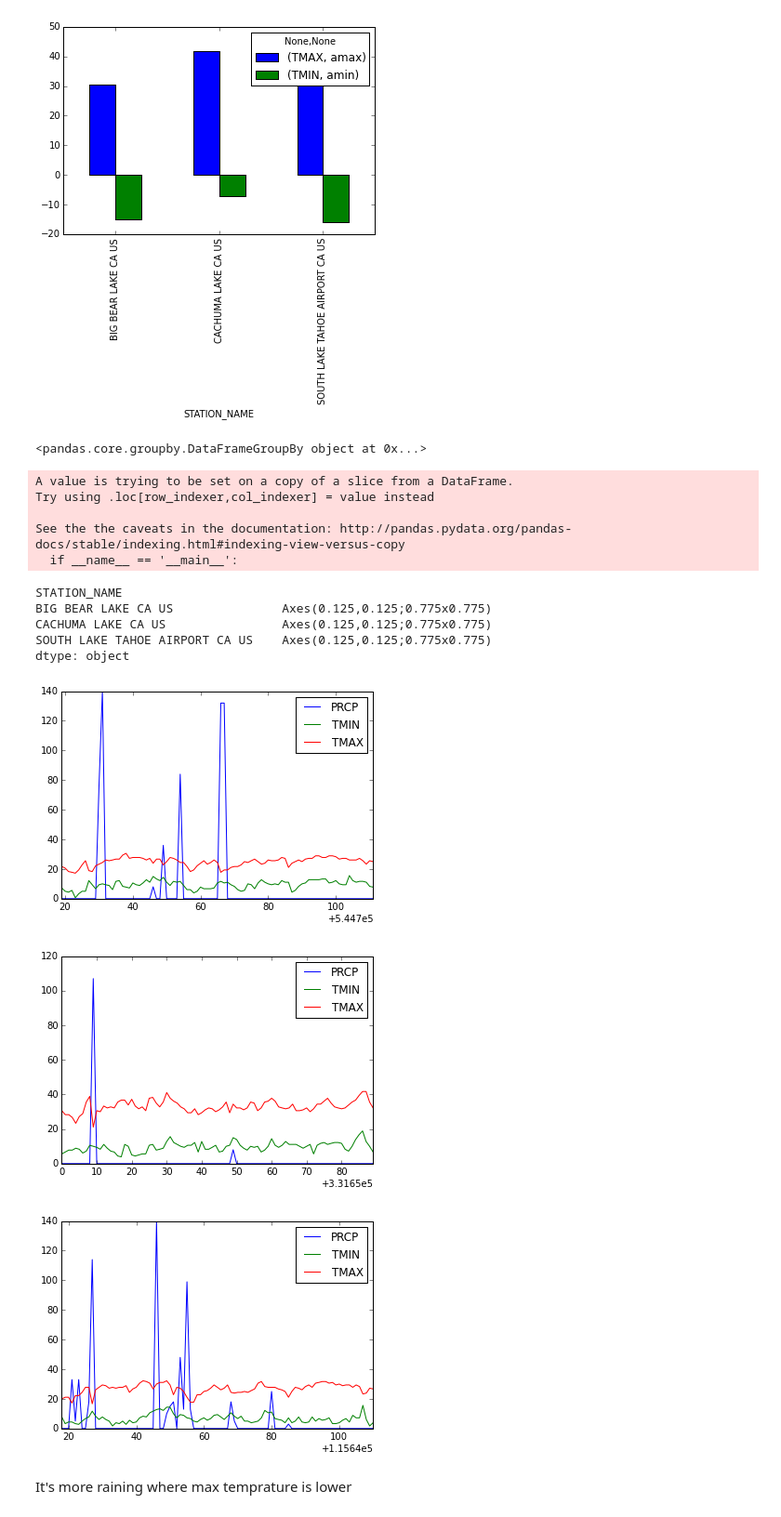
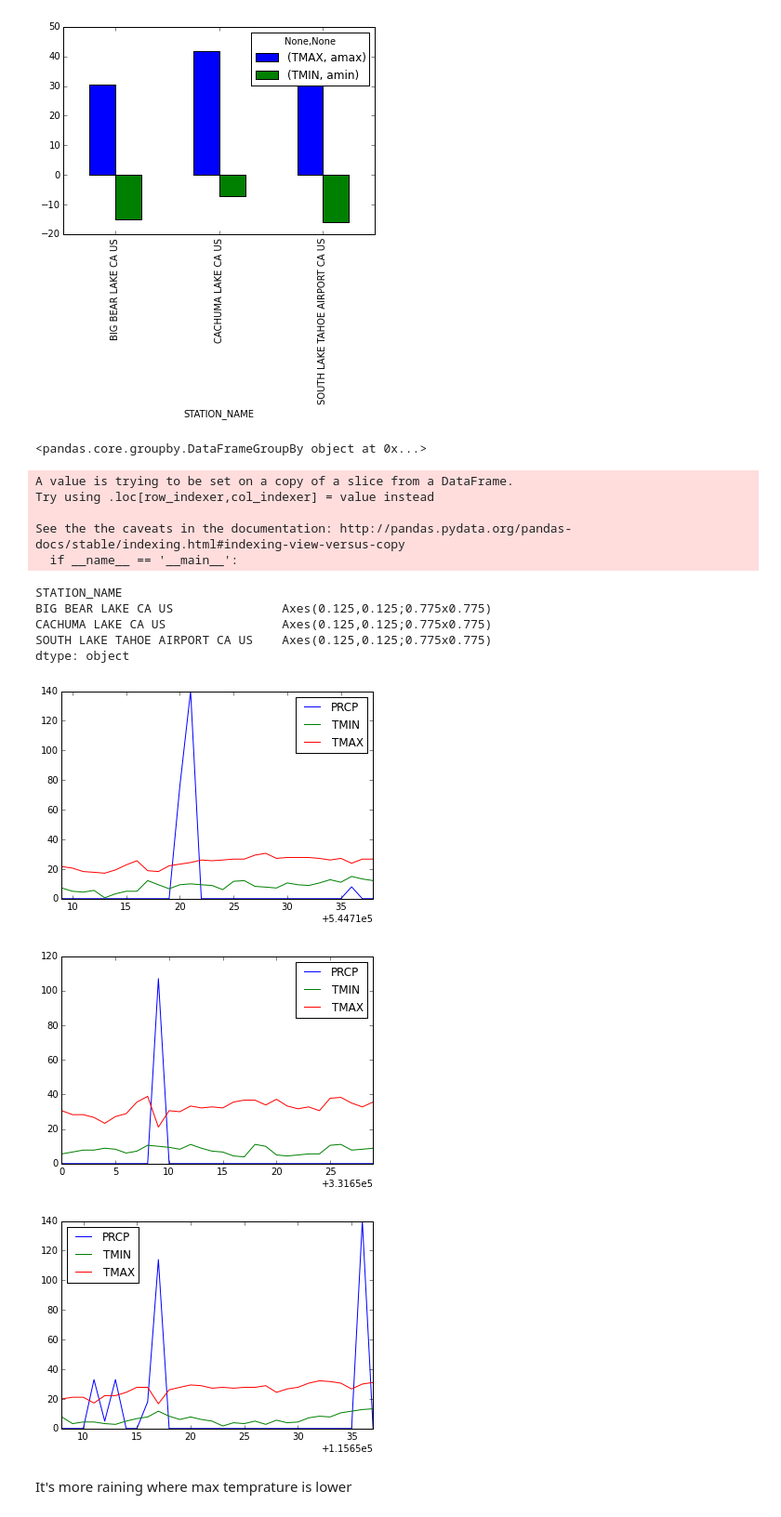
Before and after one commit to moksh100/datasets, a Jupyter notebook: GHCND.ipynb, the cells around one changed output. Shown at 93% size. Saved outputs shown, nothing was run; the diff lists cells and outputs as text; code cells hidden in the pictures.

```diff
--- a/GHCND.ipynb
+++ b/GHCND.ipynb
@@ -26,23 +26,23 @@ res.plot(kind='bar')
 [figure]
 # %%
 selected['DateTime']=pd.to_datetime((selected.DATE).apply(str),format='%Y%m%d')
-bla = selected[(selected.DATE>=20150601) & (selected.DATE<=201506030) & (selected.TMIN>0)].groupby(['STATION_NAME'])[['DateTime','PRCP','TMIN','TMAX']]
+bla = selected[(selected.DATE>=20150601) & (selected.DATE<=20150630) & (selected.TMIN>0)].groupby(['STATION_NAME'])[['DateTime','PRCP','TMIN','TMAX']]
 print bla;
 bla.plot()
 # %% [output]
 <pandas.core.groupby.DataFrameGroupBy object at 0x...>
 A value is trying to be set on a copy of a slice from a DataFrame.
 Try using .loc[row_indexer,col_indexer] = value instead
 
 See the the caveats in the documentation: http://pandas.pydata.org/pandas-docs/stable/indexing.html#indexing-view-versus-copy
   if __name__ == '__main__':
 STATION_NAME
 BIG BEAR LAKE CA US               Axes(0.125,0.125;0.775x0.775)
 CACHUMA LAKE CA US                Axes(0.125,0.125;0.775x0.775)
 SOUTH LAKE TAHOE AIRPORT CA US    Axes(0.125,0.125;0.775x0.775)
 dtype: object
-[figure, old version]
+[figure, new version]
-[figure, old version]
+[figure, new version]
-[figure, old version]
+[figure, new version]
 # %% [markdown]
 It's more raining where max temprature is lower
```
